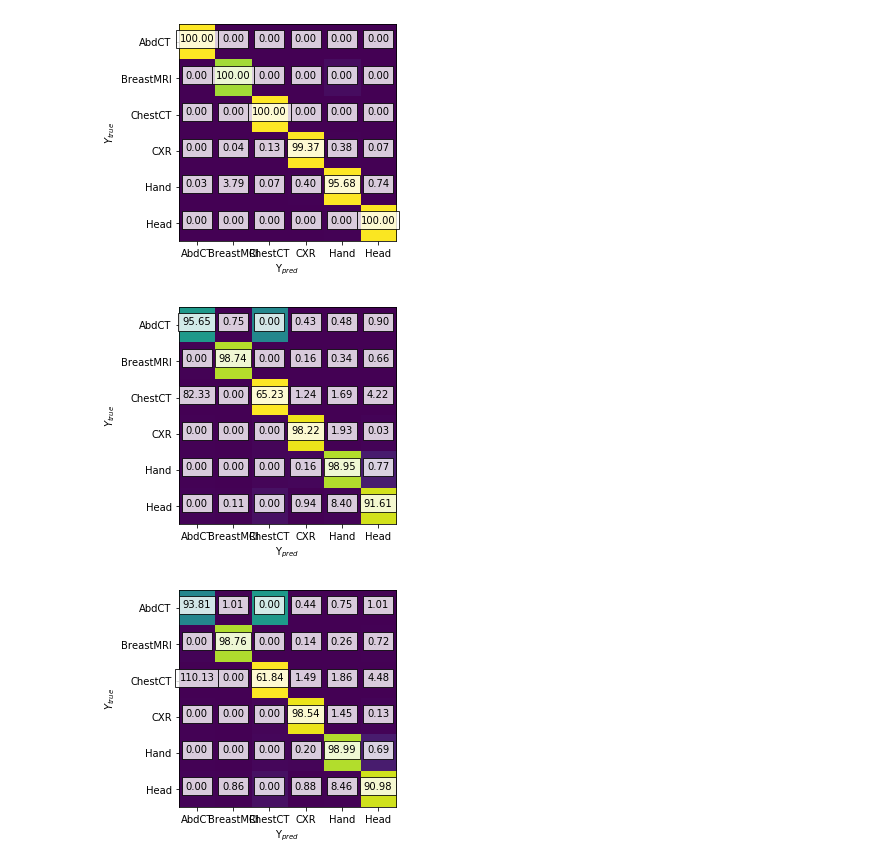
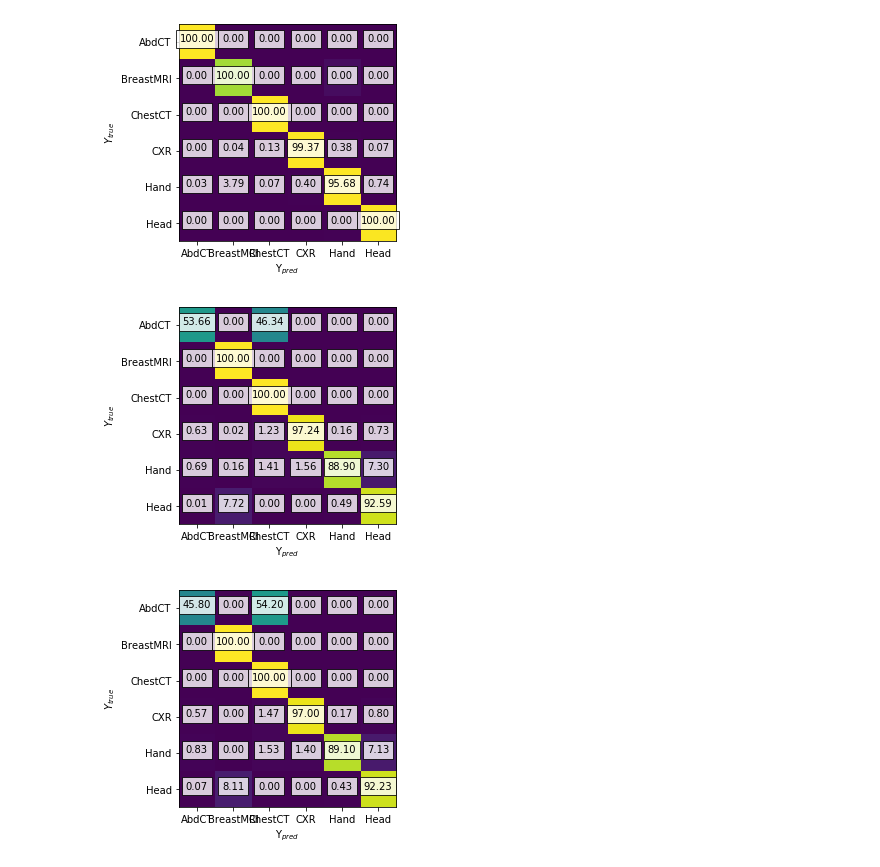
Before and after one commit to varundesai10/ELL409_Assignment1, a Jupyter notebook: question3.ipynb, the cells around one changed output. Cells and saved outputs as stored; diff of their text form; code cells hidden in the pictures.

```diff
--- a/question3.ipynb
+++ b/question3.ipynb
@@ -474,18 +474,22 @@ for i in range(conf.shape[0]):
         plt.text(j, i, "{:0.2f}".format(float((conf[i][j]/np.sum(conf[j]))*100)), horizontalalignment='center', bbox = dict(facecolor='white',alpha=0.8))
 # %%
 #Linear Models for #Q3
+X_red = np.concatenate((np.ones((X_red.shape[0], 1)), X_red), axis = 1)
 Y_onehot = np.zeros((Y.size, n_classes))
 Y_onehot[np.arange(Y.size),Y] = 1
 W = np.linalg.inv((X_red.T) @ X_red)@X_red.T @ Y_onehot
 # %%
-#computing accuracy on test data
+#computing accuracy on train data
 Y_pred = X_red @ W
 Y_pred = np.argmax(Y_pred, axis = 1)
 assert(Y_pred.shape[0] == X_red.shape[0])
 conf = np.zeros((n_classes, n_classes))
 for i in tqdm(range(Y_pred.shape[0])):
     conf[Y_pred[i], Y[i]] += 1
-plt.imshow(conf.T/np.sum(conf))
+
+conf = conf.T
+conf = conf/np.sum(conf, axis=1)
+plt.imshow(conf)
 classes = ['AbdCT', 'BreastMRI', 'ChestCT', 'CXR', 'Hand', 'Head']
 plt.ylabel('$Y_{true}$')
 plt.xlabel('Y$_{pred}$')
@@ -493,25 +497,27 @@ plt.xticks(np.arange(n_classes), classes)
 plt.yticks(np.arange(n_classes), classes)
 for i in range(conf.shape[0]):
     for j in range(conf.shape[1]):
-        plt.text(j, i, "{:0.2f}".format(float((conf[i][j]/np.sum(conf[j]))*100)), horizontalalignment='center', bbox = dict(facecolor='white',alpha=0.8))
+        plt.text(j, i, "{:0.2f}".format(float(conf[i][j]*100)), horizontalalignment='center', bbox = dict(facecolor='white',alpha=0.8))
 # %% [output]
-[figure, old version]
+[figure, new version]
 # %%
 #On test data?
-Y_pred = X_test @ C.T @ W
+Y_pred = np.concatenate((np.ones( (X_test.shape[0], 1)), X_test @ C.T), axis = 1) @ W
 Y_pred = np.argmax(Y_pred, axis = 1)
 assert(Y_pred.shape[0] == X_test.shape[0])
 conf = np.zeros((n_classes, n_classes))
 for i in tqdm(range(Y_pred.shape[0])):
     conf[Y_pred[i], Y_test[i]] += 1
-plt.imshow(conf.T/np.sum(conf))
+conf = conf.T
+conf = conf/np.sum(conf, axis=1)
+plt.imshow(conf)
 classes = ['AbdCT', 'BreastMRI', 'ChestCT', 'CXR', 'Hand', 'Head']
 plt.ylabel('$Y_{true}$')
 plt.xlabel('Y$_{pred}$')
 plt.xticks(np.arange(n_classes), classes)
 plt.yticks(np.arange(n_classes), classes)
 for i in range(conf.shape[0]):
     for j in range(conf.shape[1]):
-        plt.text(j, i, "{:0.2f}".format(float((conf[i][j]/np.sum(conf[j]))*100)), horizontalalignment='center', bbox = dict(facecolor='white',alpha=0.8))
+        plt.text(j, i, "{:0.2f}".format(float(conf[i][j]*100)), horizontalalignment='center', bbox = dict(facecolor='white',alpha=0.8))
 # %% [output]
-[figure, old version]
+[figure, new version]
```
Also changed, not shown: parts of 8 cells of this notebook, 4 other files.
